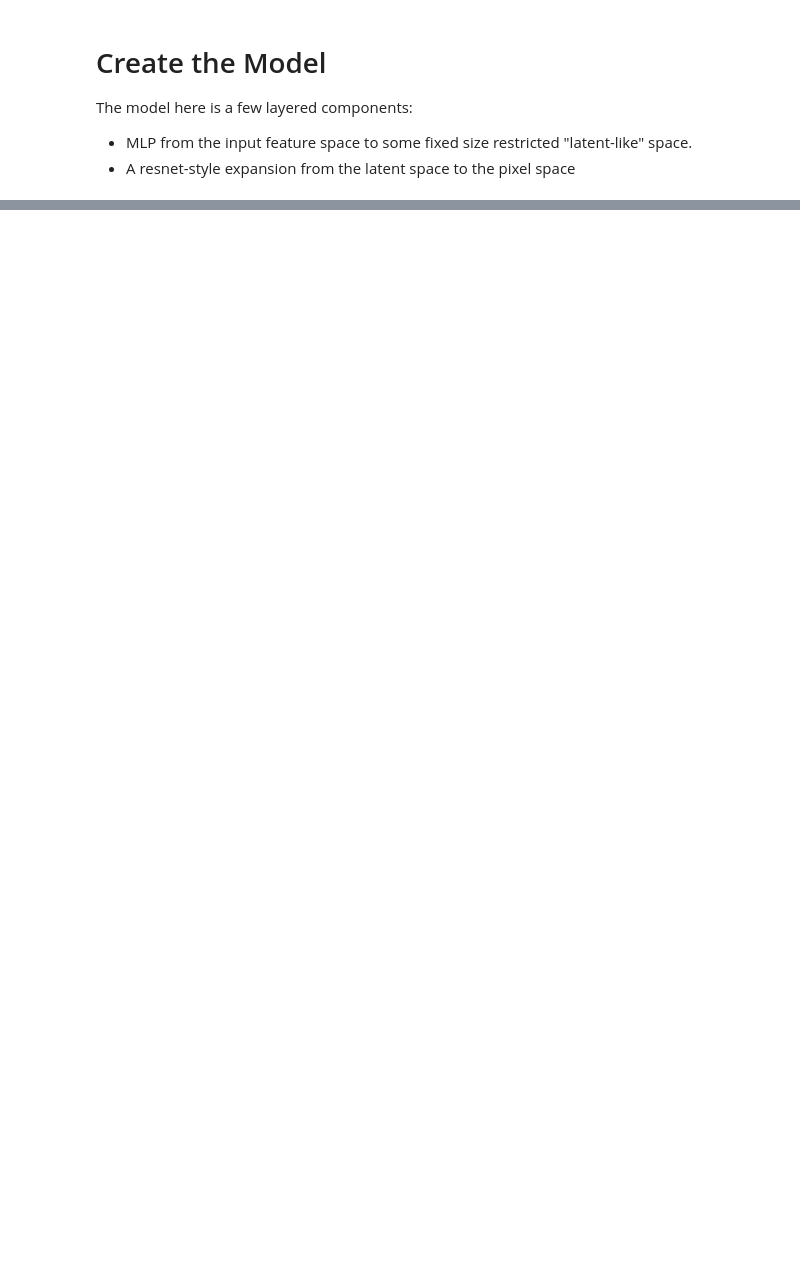
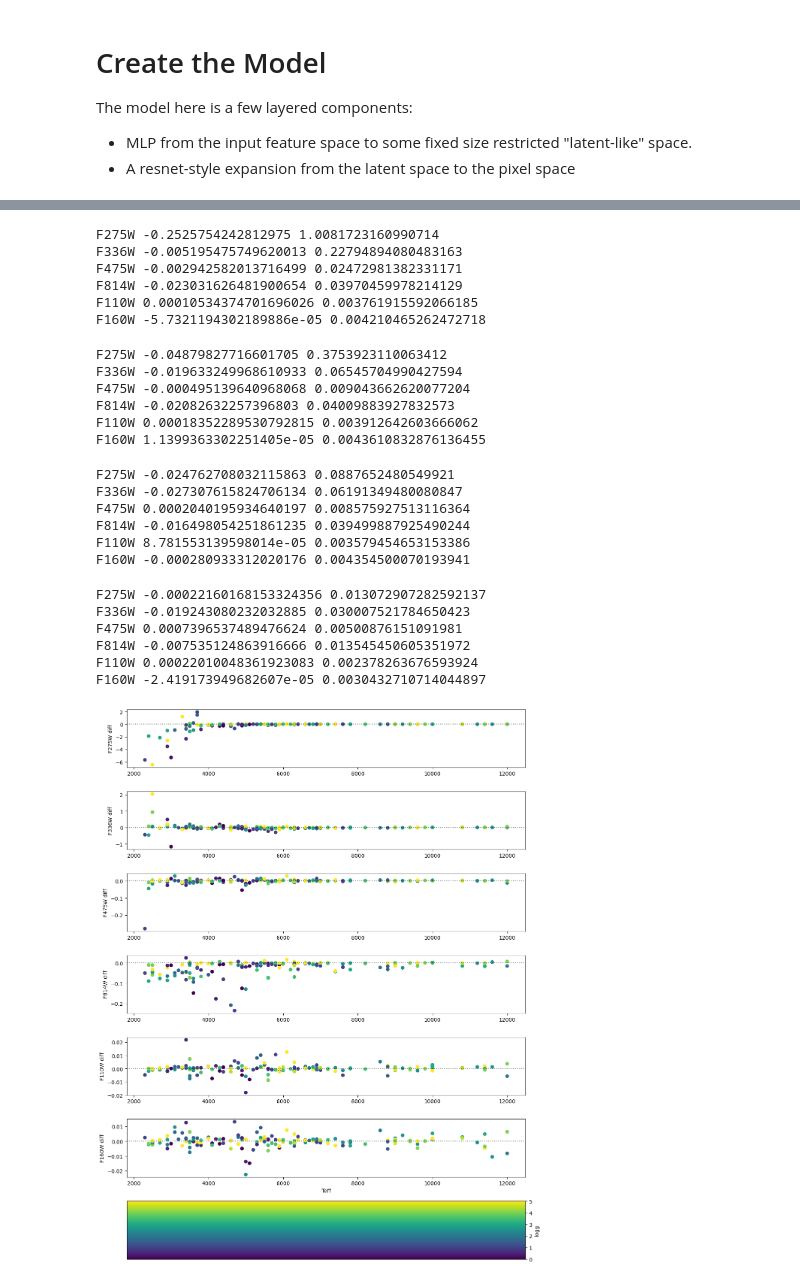
Before and after one commit to eteq/phoenix, a Jupyter notebook: ml_generation/photometry_from_restricted_mlp.ipynb, the cells around one changed output, grey strips where cells are left out. Drawn from its saved outputs; the diff is of its cells as text; code cells hidden in the pictures; blank space fills up the shorter version.

```diff
--- a/ml_generation/photometry_from_restricted_mlp.ipynb
+++ b/ml_generation/photometry_from_restricted_mlp.ipynb
@@ -640,0 +722,55 @@ AttributeError: 'NoneType' object has no attribute 'data'
+# %%
+for bandnm in transmission.keys():
+    print(bandnm, np.nanmean(results[bandnm + '_diff']), np.nanstd(results[bandnm + '_diff']))
+# %% [output]
+F275W -0.2525754242812975 1.0081723160990714
+F336W -0.005195475749620013 0.22794894080483163
+F475W -0.002942582013716499 0.02472981382331171
+F814W -0.023031626481900654 0.03970459978214129
+F110W 0.00010534374701696026 0.003761915592066185
+F160W -5.7321194302189886e-05 0.004210465262472718
+# %%
+msk = results['Teff']> 3000
+for bandnm in transmission.keys():
+    print(bandnm, np.nanmean(results[msk][bandnm + '_diff']), np.nanstd(results[msk][bandnm + '_diff']))
+# %% [output]
+F275W -0.04879827716601705 0.3753923110063412
+F336W -0.019633249968610933 0.06545704990427594
+F475W -0.000495139640968068 0.009043662620077204
+F814W -0.02082632257396803 0.04009883927832573
+F110W 0.00018352289530792815 0.003912642603666062
+F160W 1.1399363302251405e-05 0.0043610832876136455
+# %%
+msk = results['Teff']> 4000
+for bandnm in transmission.keys():
+    print(bandnm, np.nanmean(results[msk][bandnm + '_diff']), np.nanstd(results[msk][bandnm + '_diff']))
+# %% [output]
+F275W -0.024762708032115863 0.0887652480549921
+F336W -0.027307615824706134 0.06191349480080847
+F475W 0.0002040195934640197 0.008575927513116364
+F814W -0.016498054251861235 0.039499887925490244
+F110W 8.781553139598014e-05 0.003579454653153386
+F160W -0.000280933312020176 0.004354500070193941
+# %%
+msk = results['Teff']> 5800
+for bandnm in transmission.keys():
+    print(bandnm, np.nanmean(results[msk][bandnm + '_diff']), np.nanstd(results[msk][bandnm + '_diff']))
+# %% [output]
+F275W -0.00022160168153324356 0.013072907282592137
+F336W -0.019243080232032885 0.030007521784650423
+F475W 0.0007396537489476624 0.00500876151091981
+F814W -0.007535124863916666 0.013545450605351972
+F110W 0.00022010048361923083 0.002378263676593924
+F160W -2.419173949682607e-05 0.0030432710714044897
+# %%
+fig, axs = plt.subplots(len(transmission)+1, 1, figsize=(12, 15))
+for bandnm, ax in zip(transmission.keys(), axs.ravel()):
+    sc = ax.scatter(results['Teff'], results[bandnm + '_diff'], c=results['logg'], vmin=0, vmax=5)
+    ax.set_ylabel(f'{bandnm} diff')
+    ax.axhline(0, c='k', alpha=.5, ls=':')
+
+ax.set_xlabel('Teff')
+plt.colorbar(sc, cax=axs.ravel()[-1]).set_label('logg')
+fig.tight_layout()
+# %% [output]
+[figure, added]
```
Also changed, not shown: parts of 17 cells of this notebook, 6 other files.
